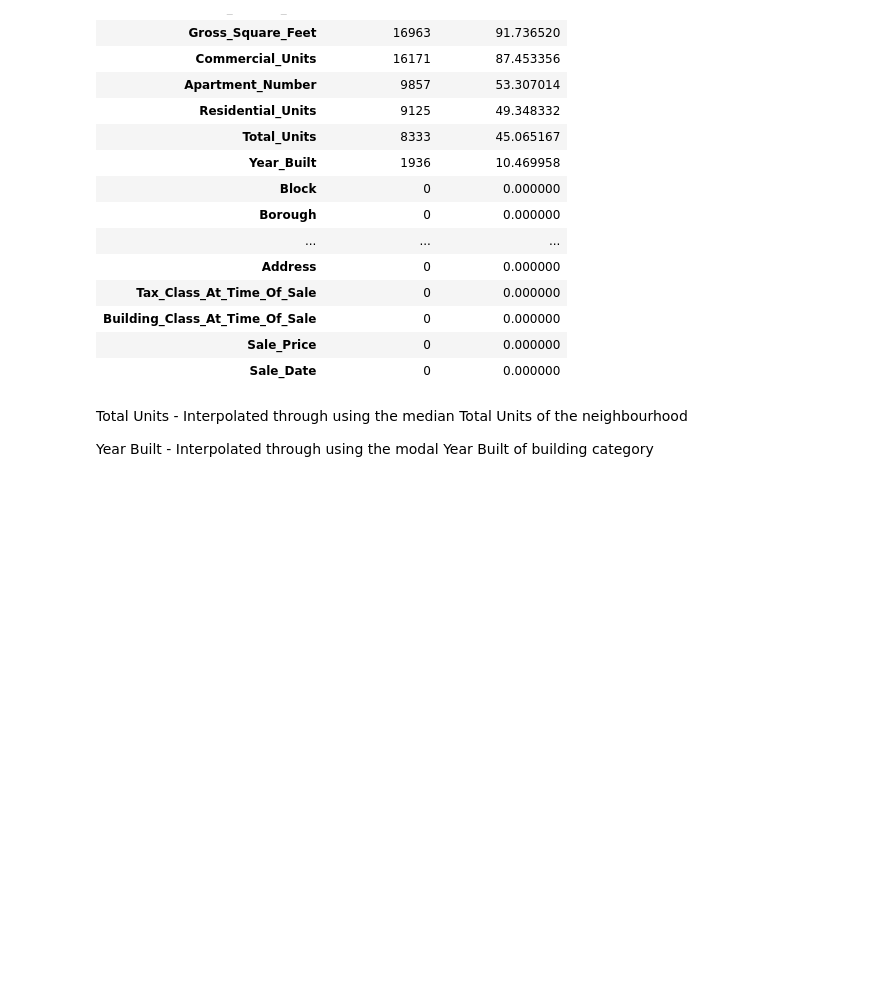
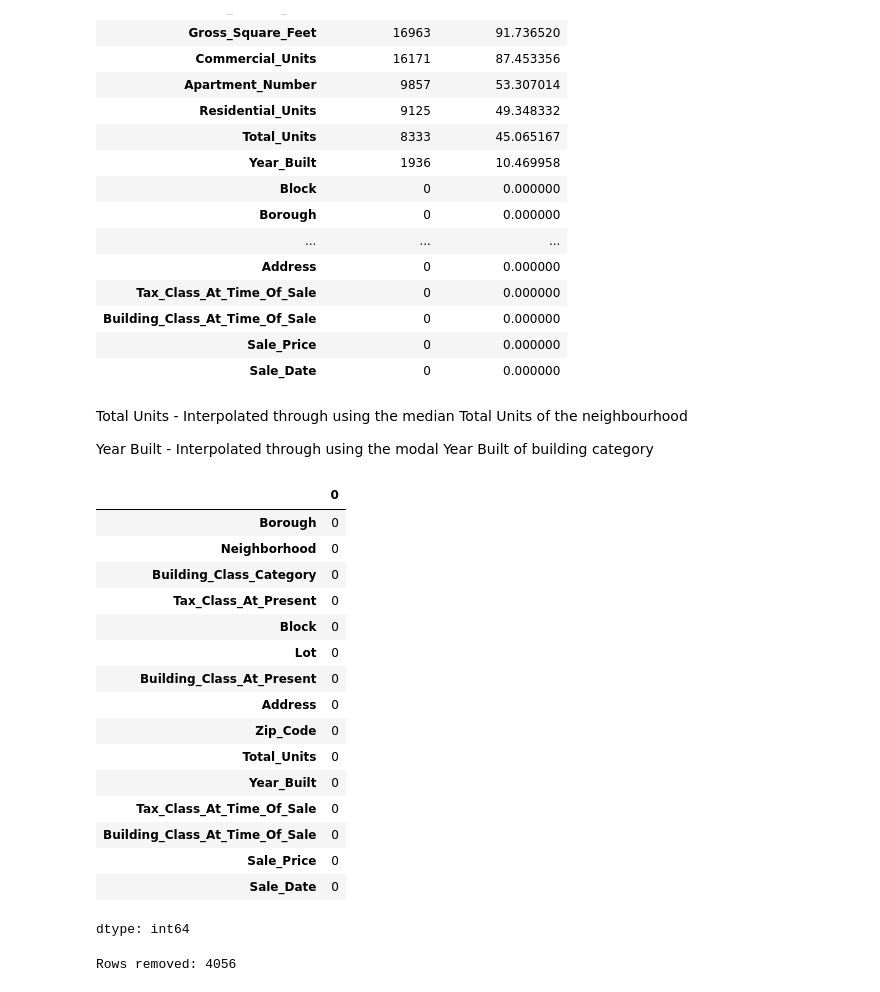
Before and after one commit to thomreid11/DAS7000_PORT1, a Jupyter notebook: DAS7000_port1.ipynb, the cells around one changed output. Drawn from its saved outputs; the diff is of its cells as text; code cells hidden in the pictures; blank space fills up the shorter version.

```diff
--- a/DAS7000_port1.ipynb
+++ b/DAS7000_port1.ipynb
@@ -66,7 +68,7 @@ df.columns = df.columns.str.strip().str.lower().str.replace(' ', '_').str.title(
 # Changing strings to floats and removing the commas
 df['Land_Square_Feet'] = df['Land_Square_Feet'].str.replace(',', '', regex=False).astype(float)
 df['Gross_Square_Feet'] = df['Gross_Square_Feet'].str.replace(',', '', regex=False).astype(float)
-df['Sale_Price'] = df['Sale_Price'].str.replace(',', '', regex=False).astype(float)
+df['Sale_Price'] = df['Sale_Price'].str.replace(',', '', regex=False).astype(int)
 
 # Changing the remaining data types
 df['Sale_Date'] = pd.to_datetime(df['Sale_Date'])
@@ -175,3 +157,32 @@ df["Total_Units"] = df.groupby("Neighborhood")["Total_Units"]\
 # Interpolating Year Built
 df["Year_Built"] = df.groupby("Building_Class_Category")["Year_Built"]\
                      .transform(lambda x: x.fillna(x.mode().iloc[0] if not x.mode().empty else x.median()))
+# %%
+# Re-checking missing values
+missing_values = df.isnull().sum()
+missing_values
+# %% [output]
+|  | 0 |
+| Borough | 0 |
+| Neighborhood | 0 |
+| Building_Class_Category | 0 |
+| Tax_Class_At_Present | 0 |
+| Block | 0 |
+| Lot | 0 |
+| Building_Class_At_Present | 0 |
+| Address | 0 |
+| Zip_Code | 0 |
+| Total_Units | 0 |
+| Year_Built | 0 |
+| Tax_Class_At_Time_Of_Sale | 0 |
+| Building_Class_At_Time_Of_Sale | 0 |
+| Sale_Price | 0 |
+| Sale_Date | 0 |
+dtype: int64
+# %%
+# Within sale price column, some values show '0', this code removes their row from the dataframe
+zeros = (df["Sale_Price"] == 0).sum()
+print("Rows removed:", zeros)
+df = df[df["Sale_Price"] != 0]
+# %% [output]
+Rows removed: 4056
```
Also changed, not shown: parts of 6 cells of this notebook.
